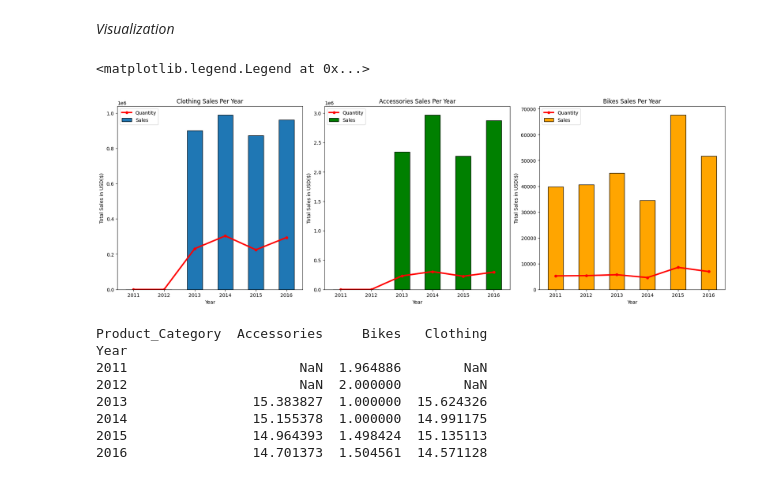
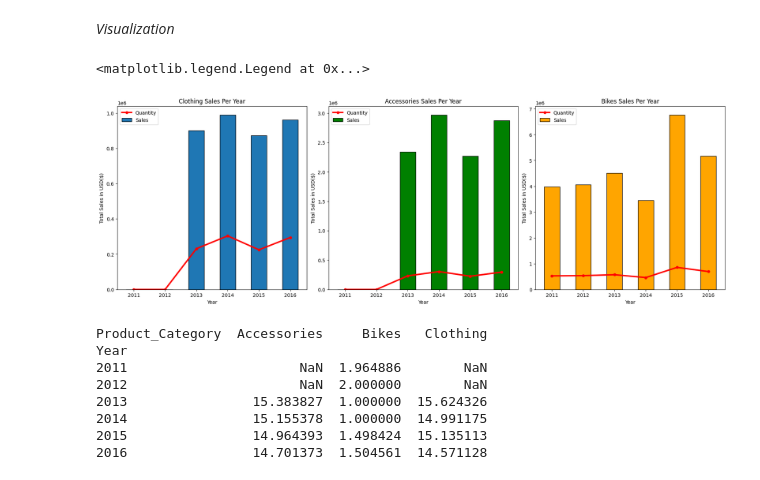
Before and after one commit to ChrisDiamantis99/Bike-Analysis, a Jupyter notebook: Bike.ipynb, the cells around one changed output. Cells and saved outputs as stored; diff of their text form; code cells hidden in the pictures.

```diff
--- a/Bike.ipynb
+++ b/Bike.ipynb
@@ -187,27 +180,27 @@ def multiple_plt_function(xxname, yyname, titll):
 # %%
 plt.figure(figsize = (18,6), facecolor = 'white', layout = 'constrained')
 
 plt.subplot(131)
 plt.bar(clothing['Year'], clothing['Summary'], width = 0.5, edgecolor = 'Black')
 plt.plot(accessories['Year'], accessories['Order'], linewidth = 3, marker = 'o', markersize = 5, color = 'red')
 multiple_plt_function('Year', 'Total Sales in USD($)', 'Clothing Sales Per Year')
 plt.legend(['Quantity', 'Sales'])
 
 plt.subplot(132)
 plt.bar(accessories['Year'], accessories['Summary'],width= 0.5, color = 'green', edgecolor = 'Black')
 plt.plot(accessories['Year'], accessories['Order'], linewidth = 3, marker = 'o', markersize = 5, color = 'red')
 multiple_plt_function('Year', 'Total Sales in USD($)', 'Accessories Sales Per Year')
 plt.legend(['Quantity', 'Sales'])
 
 plt.subplot(133)
-plt.bar(bikes['Year'], bikes_summary_100, width = 0.5, color = 'orange', edgecolor = 'Black')
-plt.plot(bikes['Year'], bikes['Order'], linewidth = 3, marker = 'o', markersize = 5, color = 'red')
+plt.bar(bikes['Year'], bikes['Summary'], width = 0.5, color = 'orange', edgecolor = 'Black')
+plt.plot(bikes['Year'], bikes['Order'] * 100, linewidth = 3, marker = 'o', markersize = 5, color = 'red')
 
 multiple_plt_function('Year', 'Total Sales in USD($)', 'Bikes Sales Per Year')
 plt.legend(['Quantity', 'Sales'])
 # %% [output]
 <matplotlib.legend.Legend at 0x...>
-[figure, old version]
+[figure, new version]
 # %%
 pivot_table = df.pivot_table(index = 'Year', columns = 'Product_Category',values = 'Order_Quantity', aggfunc = 'mean')
 print(pivot_table)
```
Also changed, not shown: parts of 11 cells of this notebook.
